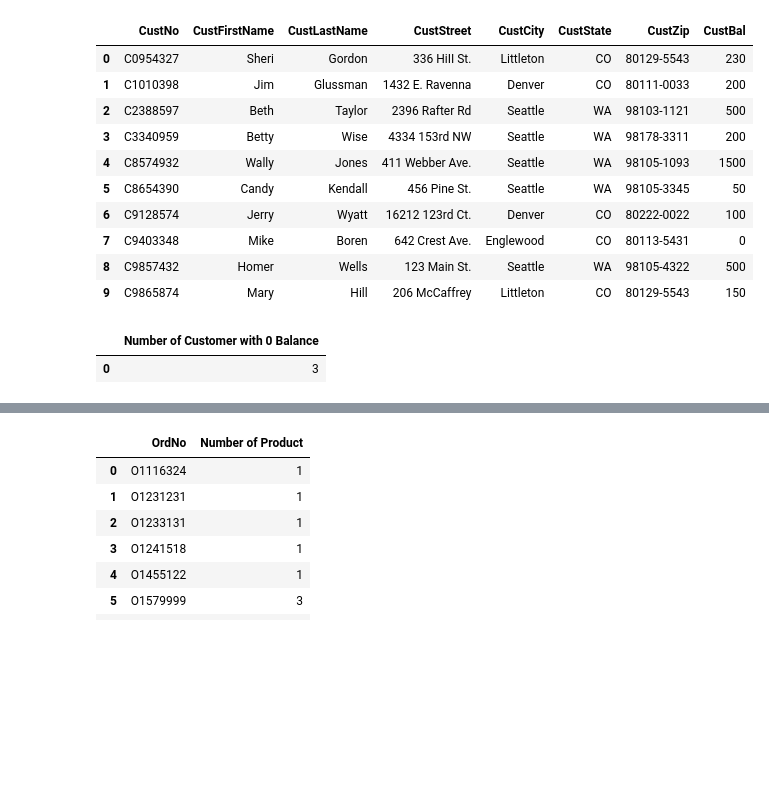
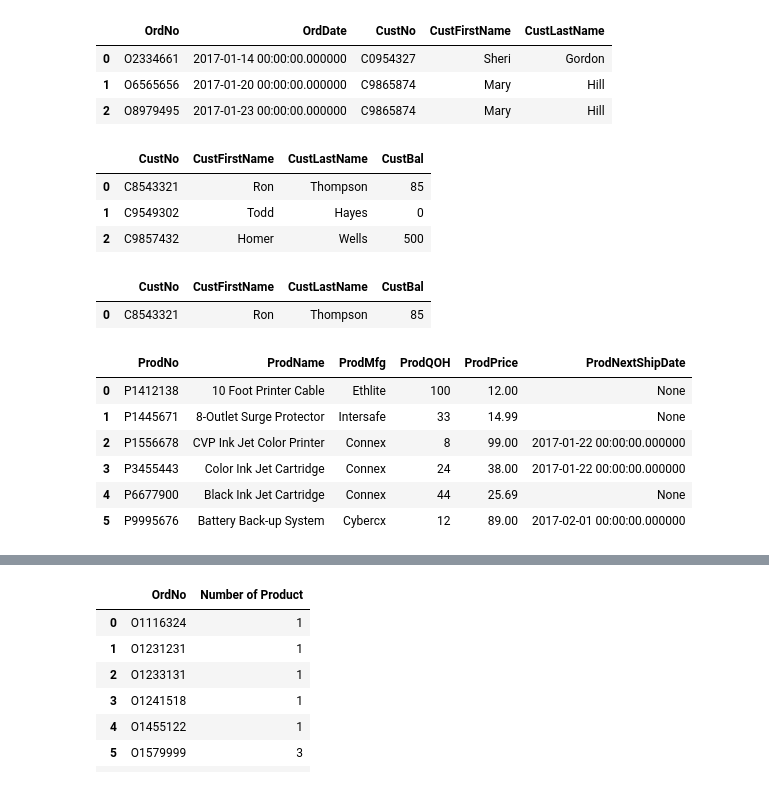
Before and after one commit to ogut77/BA, a Jupyter notebook: Homework3.ipynb, the cells around one changed output, grey strips where cells are left out. Drawn from its saved outputs; the diff is of its cells as text; code cells hidden in the pictures; blank space fills up the shorter version.

```diff
--- a/Homework3.ipynb
+++ b/Homework3.ipynb
@@ -94,49 +45,68 @@ Q2
 # %%
-#3-List the order number, order date, customer number, and customer name
-#(first and last) of orders placed in January 2017 placed by Colorado customers
+#3-List the order number, order date, customer number and
+#customer name (first and last) of orders placed in January 2017 placed by Colorado customers
 #(CustState) but sent to Washington recipients (OrdState).
 txt='''
-
+Select OrdNo,	OrdDate,Customer.CustNo,CustFirstName, CustLastName
+from OrderTbl inner join Customer on OrderTbl.CustNo=Customer.CustNo
+Where OrdDate like '2017-01-%' and OrdState='WA' and CustState='CO'
 '''
 Q3 =  psql.sqldf(txt)
 Q3
+# %% [output]
+|  | OrdNo | OrdDate | CustNo | CustFirstName | CustLastName |
+| 0 | O2334661 | 2017-01-14 00:00:00.000000 | C0954327 | Sheri | Gordon |
+| 1 | O6565656 | 2017-01-20 00:00:00.000000 | C9865874 | Mary | Hill |
+| 2 | O8979495 | 2017-01-23 00:00:00.000000 | C9865874 | Mary | Hill |
 # %%
 #4-List the customer number, name (first and last), and balance of Washington
-#customers who have placed one or more orders in February 2017.
+#customers who have placed  one or more orders in February 2017.
 txt='''
-
+Select Customer.CustNo,CustFirstName, CustLastName,CustBal
+from OrderTbl inner join Customer on OrderTbl.CustNo=Customer.CustNo
+Where CustState='WA' and OrdDate like '2017-02-%'
+Group By Customer.CustNo
 '''
 Q4 =  psql.sqldf(txt)
 Q4
 # %% [output]
-|  | CustNo | CustFirstName | CustLastName | CustStreet | CustCity | CustState | CustZip | CustBal |
-| 0 | C0954327 | Sheri | Gordon | 336 HiII St. | Littleton | CO | 80129-5543 | 230 |
-| 1 | C1010398 | Jim | Glussman | 1432 E. Ravenna | Denver | CO | 80111-0033 | 200 |
-| 2 | C2388597 | Beth | Taylor | 2396 Rafter Rd | Seattle | WA | 98103-1121 | 500 |
-| 3 | C3340959 | Betty | Wise | 4334 153rd NW | Seattle | WA | 98178-3311 | 200 |
-| 4 | C8574932 | Wally | Jones | 411 Webber Ave. | Seattle | WA | 98105-1093 | 1500 |
-| 5 | C8654390 | Candy | Kendall | 456 Pine St. | Seattle | WA | 98105-3345 | 50 |
-| 6 | C9128574 | Jerry | Wyatt | 16212 123rd Ct. | Denver | CO | 80222-0022 | 100 |
-| 7 | C9403348 | Mike | Boren | 642 Crest Ave. | Englewood | CO | 80113-5431 | 0 |
-| 8 | C9857432 | Homer | Wells | 123 Main St. | Seattle | WA | 98105-4322 | 500 |
-| 9 | C9865874 | Mary | Hill | 206 McCaffrey | Littleton | CO | 80129-5543 | 150 |
+|  | CustNo | CustFirstName | CustLastName | CustBal |
+| 0 | C8543321 | Ron | Thompson | 85 |
+| 1 | C9549302 | Todd | Hayes | 0 |
+| 2 | C9857432 | Homer | Wells | 500 |
 # %%
 #5-List the customer number, name (first and last), and balance of Washington
 #customers who have placed  more than 1 order in February 2017.
 txt='''
+Select Customer.CustNo,CustFirstName, CustLastName,CustBal
+from OrderTbl inner join Customer on OrderTbl.CustNo=Customer.CustNo
+Where CustState='WA' and OrdDate like '2017-02-%'
+Group By Customer.CustNo
+Having count(*)>1
 
 '''
 Q5 =  psql.sqldf(txt)
 Q5
+# %% [output]
+|  | CustNo | CustFirstName | CustLastName | CustBal |
+| 0 | C8543321 | Ron | Thompson | 85 |
 # %%
-#6-Find prodcts information if product price is lower than average price
+#6-List product related information if product price is lower than average price
 txt='''
+Select *
+From Product
+Where ProdPrice<(select avg(ProdPrice) from Product)
 
 '''
 Q6 =  psql.sqldf(txt)
 Q6
 # %% [output]
-|  | Number of Customer with 0 Balance |
-| 0 | 3 |
+|  | ProdNo | ProdName | ProdMfg | ProdQOH | ProdPrice | ProdNextShipDate |
+| 0 | P1412138 | 10 Foot Printer Cable | Ethlite | 100 | 12.00 | None |
+| 1 | P1445671 | 8-Outlet Surge Protector | Intersafe | 33 | 14.99 | None |
+| 2 | P1556678 | CVP Ink Jet Color Printer | Connex | 8 | 99.00 | 2017-01-22 00:00:00.000000 |
+| 3 | P3455443 | Color Ink Jet Cartridge | Connex | 24 | 38.00 | 2017-01-22 00:00:00.000000 |
+| 4 | P6677900 | Black Ink Jet Cartridge | Connex | 44 | 25.69 | None |
+| 5 | P9995676 | Battery Back-up System | Cybercx | 12 | 89.00 | 2017-02-01 00:00:00.000000 |
 # %%
 #7-if product price is lower than average price, find how many times are they ordered?
```
Also changed, not shown: parts of 19 cells of this notebook.
